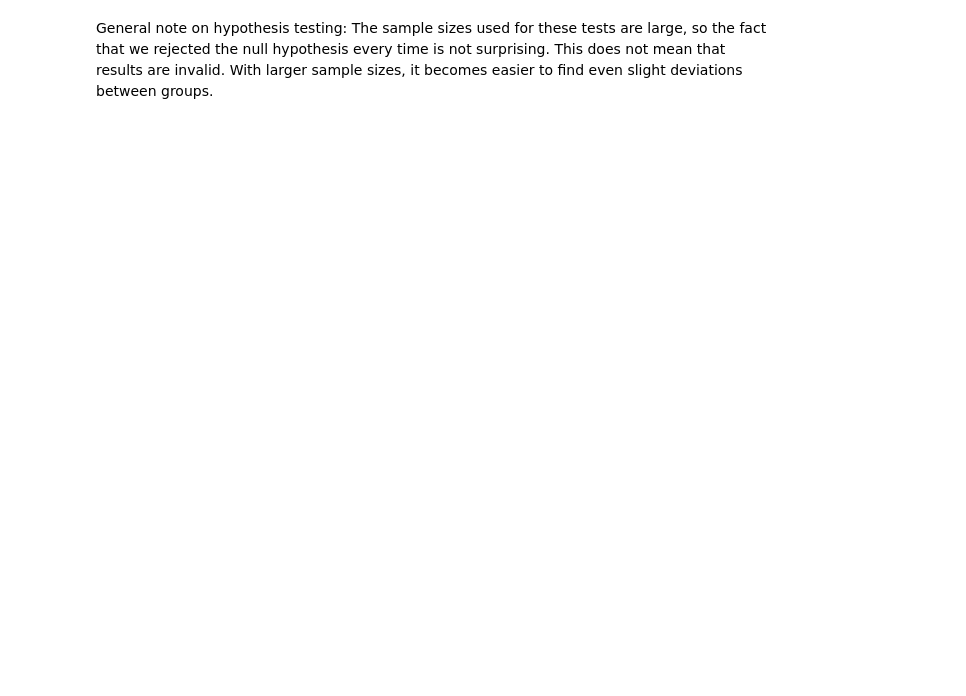
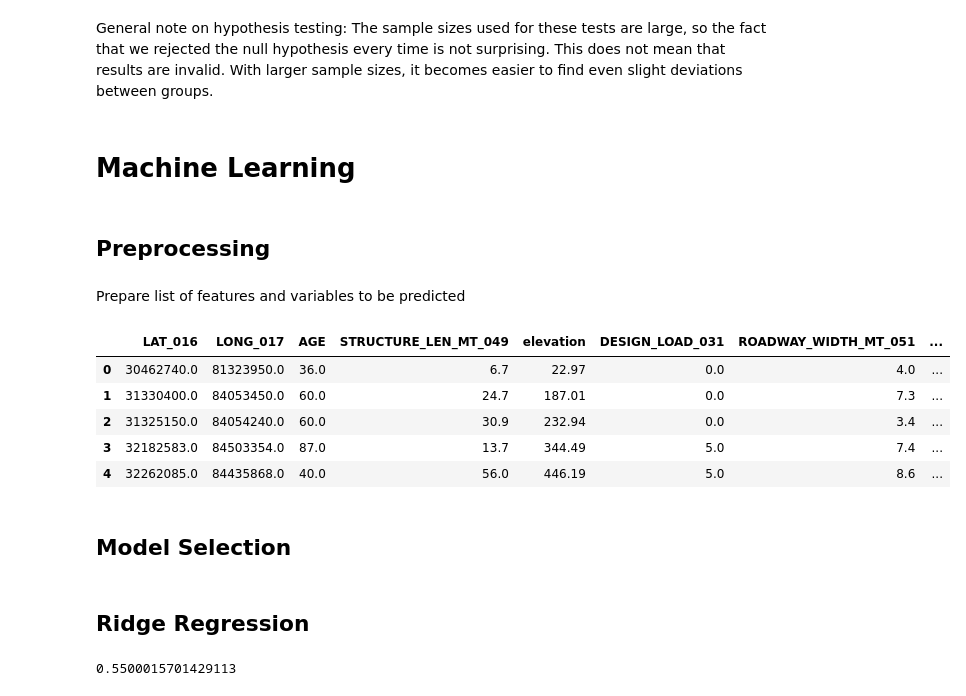
Before and after one commit to carlosbrown2/Springboard, a Jupyter notebook: Capstone Project 1/Capstone Project 1.ipynb, the cells around one changed output. Saved outputs shown, nothing was run; the diff lists cells and outputs as text; code cells hidden in the pictures; blank space fills up the shorter version.

```diff
--- a/Capstone Project 1/Capstone Project 1.ipynb
+++ b/Capstone Project 1/Capstone Project 1.ipynb
@@ -148,7 +148,7 @@ data = data.merge(elevations, how='inner', on=['LAT_016','LONG_017'])
 #Convert all columns to numeric values
 for column in column_list:
     data[column] = pd.to_numeric(data[column],errors='coerce')
-
+    data[column] = data[column].astype('float64')
 #Convert Bridge Type code to string based on FHWA manual
 #The manual makes a distinction between Concrete and Concrete Continuous, the same for Steel and Steel Continuous.
 #This is not an important distinction for our purposes and will be disregarded when converting the codes
@@ -624,2 +629,6 @@ SUBSTRUCTURE_COND_060
 # %% [markdown]
 General note on hypothesis testing: The sample sizes used for these tests are large, so the fact that we rejected the null hypothesis every time is not surprising. This does not mean that results are invalid. With larger sample sizes, it becomes easier to find even slight deviations between groups.
+# %% [markdown]
+# Machine Learning
+# %% [markdown]
+## Preprocessing
@@ -625,0 +642,17 @@ General note on hypothesis testing: The sample sizes used for these tests are la
+# %% [markdown]
+Prepare list of features and variables to be predicted
+# %%
+drop_list = ['STRUCTURE_KIND_043A','YEAR_BUILT_027']
+features = data[feature_list].drop(drop_list,axis=1)
+features.head()
+# %% [output]
+|  | LAT_016 | LONG_017 | AGE | STRUCTURE_LEN_MT_049 | elevation | DESIGN_LOAD_031 | ROADWAY_WIDTH_MT_051 | ... |
+| 0 | 30462740.0 | 81323950.0 | 36.0 | 6.7 | 22.97 | 0.0 | 4.0 | ... |
+| 1 | 31330400.0 | 84053450.0 | 60.0 | 24.7 | 187.01 | 0.0 | 7.3 | ... |
+| 2 | 31325150.0 | 84054240.0 | 60.0 | 30.9 | 232.94 | 0.0 | 3.4 | ... |
+| 3 | 32182583.0 | 84503354.0 | 87.0 | 13.7 | 344.49 | 5.0 | 7.4 | ... |
+| 4 | 32262085.0 | 84435868.0 | 40.0 | 56.0 | 446.19 | 5.0 | 8.6 | ... |
+# %% [markdown]
+## Model Selection
+# %% [markdown]
+## Ridge Regression
@@ -625,0 +667,5 @@ General note on hypothesis testing: The sample sizes used for these tests are la
+# %%
+grid.fit(Xtrain,ytrain)
+grid.score(Xtest,ytest)
+# %% [output]
+0.5500015701429113
```
Also changed, not shown: parts of 27 cells of this notebook.
